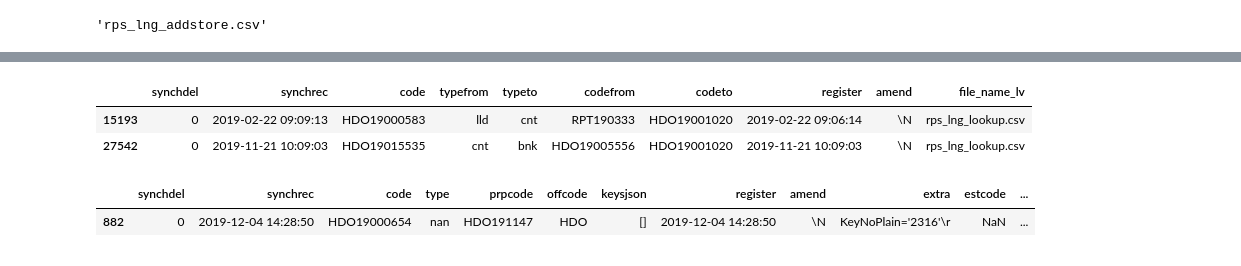
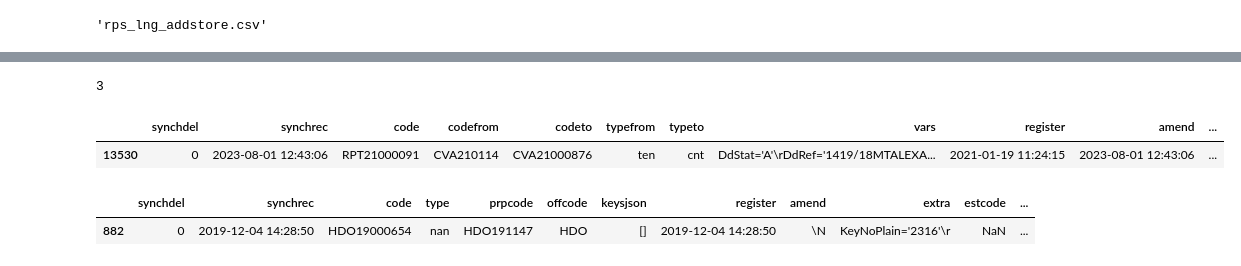
Before and after one commit to sahils4299/LongView-Data-Migration, a Jupyter notebook: After running for each portfolio.ipynb, the cells around one changed output, grey strips where cells are left out. Saved outputs shown, nothing was run; the diff lists cells and outputs as text; code cells hidden in the pictures.

```diff
--- a/After running for each portfolio.ipynb
+++ b/After running for each portfolio.ipynb
@@ -444,15 +576,17 @@ for j in csv_files:
     try:
 
         tempdf = pd.read_csv(folder_path + j)
+
         for i in tempdf.columns:
             tempdf[i] = tempdf[i].astype(str)
-            if tempdf[tempdf[i].str.contains('HDO19001020')].shape[0] >0:
-                tempdf2 = tempdf[tempdf[i].str.contains('HDO19001020')]
+            if tempdf[tempdf[i].str.contains('1419/18MTALEXAND-2')].shape[0] >0:
+                tempdf2 = tempdf[tempdf[i].str.contains('1419/18MTALEXAND-2')]
                 tempdf2['file_name_lv'] = j
                 saved_dfs3.append(tempdf2)
         print(j)
 
     except:
+
         print(j)
         continue
 # %% [output]
@@ -515,9 +761,12 @@ rps_lng_negs.csv
+# %%
+len(saved_dfs3)
+# %% [output]
+3
 # %%
-saved_dfs3[6]
+saved_dfs3[0]
 # %% [output]
-|  | synchdel | synchrec | code | typefrom | typeto | codefrom | codeto | register | amend | file_name_lv |
-| 15193 | 0 | 2019-02-22 09:09:13 | HDO19000583 | lld | cnt | RPT190333 | HDO19001020 | 2019-02-22 09:06:14 | \N | rps_lng_lookup.csv |
-| 27542 | 0 | 2019-11-21 10:09:03 | HDO19015535 | cnt | bnk | HDO19005556 | HDO19001020 | 2019-11-21 10:09:03 | \N | rps_lng_lookup.csv |
+|  | synchdel | synchrec | code | codefrom | codeto | typefrom | typeto | vars | register | amend | ... |
+| 13530 | 0 | 2023-08-01 12:43:06 | RPT21000091 | CVA210114 | CVA21000876 | ten | cnt | DdStat='A'\rDdRef='1419/18MTALEXA... | 2021-01-19 11:24:15 | 2023-08-01 12:43:06 | ... |
 # %%
 saved_dfs[6]
 # %% [output]
```
Also changed, not shown: parts of 20 cells of this notebook, 1 other file.
